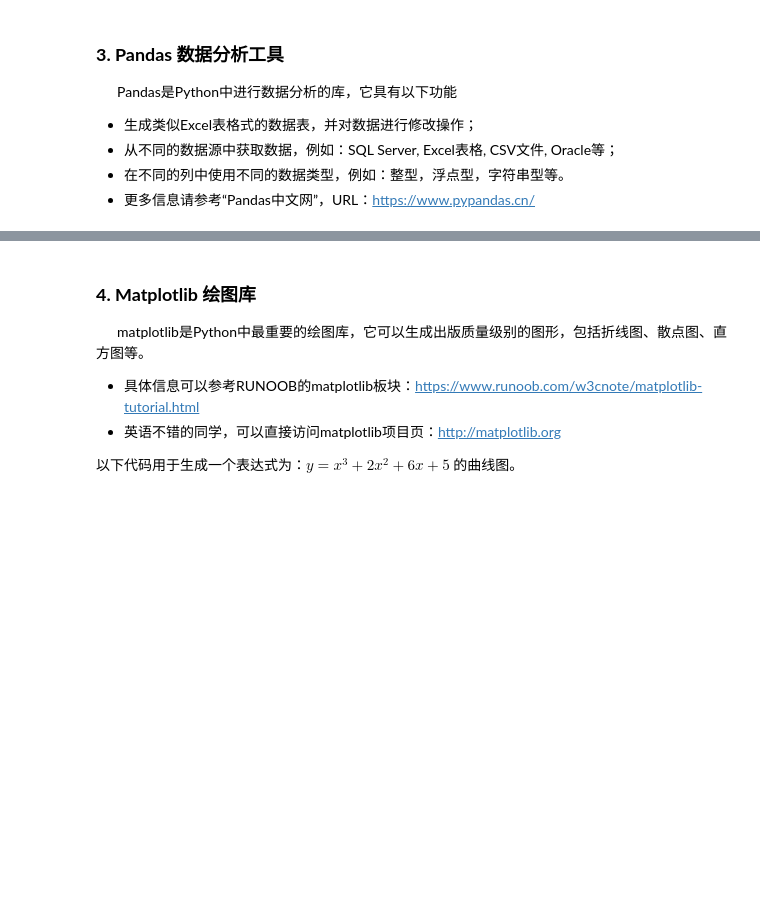
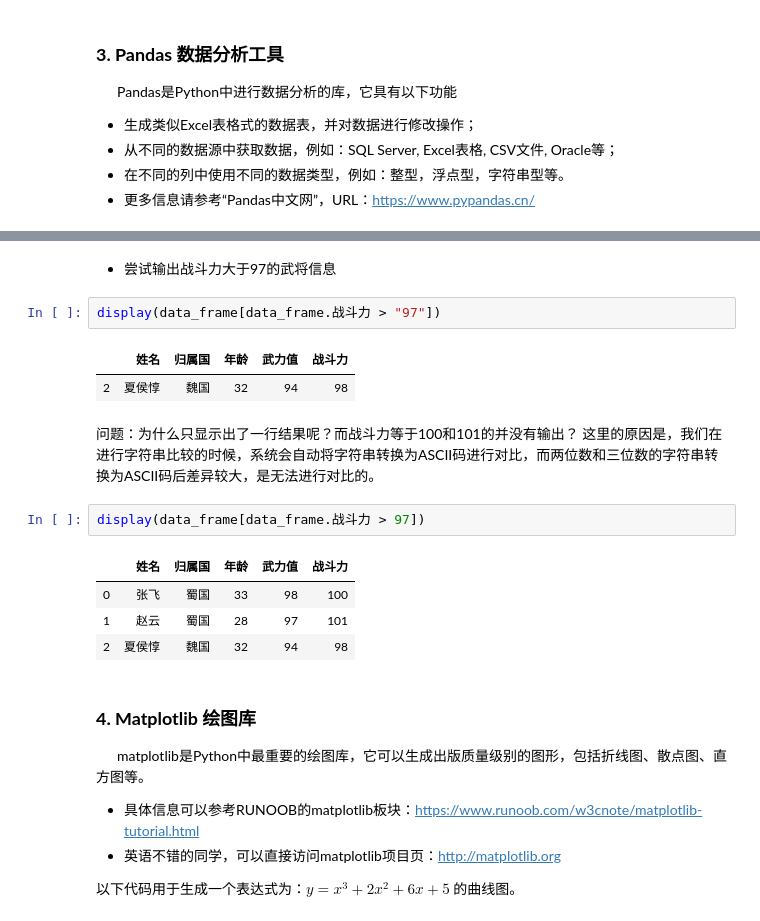
Before and after one commit to ouxinyu/Teaching, a Jupyter notebook: MachineLearning/Notebooks/Ch02Installations.ipynb, the cells around one changed output, grey strips where cells are left out. Cells and saved outputs as stored; diff of their text form; blank space fills up the shorter version.

```diff
--- a/MachineLearning/Notebooks/Ch02Installations.ipynb
+++ b/MachineLearning/Notebooks/Ch02Installations.ipynb
@@ -247,3 +273,19 @@ display(data_frame[data_frame.归属国 != "魏国"])
+# %% [markdown]
+- 尝试输出战斗力大于97的武将信息
+# %%
+display(data_frame[data_frame.战斗力 > "97"])
+# %% [output]
+|  | 姓名 | 归属国 | 年龄 | 武力值 | 战斗力 |
+| 2 | 夏侯惇 | 魏国 | 32 | 94 | 98 |
+# %% [markdown]
+问题：为什么只显示出了一行结果呢？而战斗力等于100和101的并没有输出？ 这里的原因是，我们在进行字符串比较的时候，系统会自动将字符串转换为ASCII码进行对比，而两位数和三位数的字符串转换为ASCII码后差异较大，是无法进行对比的。
+# %%
+display(data_frame[data_frame.战斗力 > 97])
+# %% [output]
+|  | 姓名 | 归属国 | 年龄 | 武力值 | 战斗力 |
+| 0 | 张飞 | 蜀国 | 33 | 98 | 100 |
+| 1 | 赵云 | 蜀国 | 28 | 97 | 101 |
+| 2 | 夏侯惇 | 魏国 | 32 | 94 | 98 |
 # %% [markdown]
 ### **4. Matplotlib 绘图库**
 &emsp;&emsp;matplotlib是Python中最重要的绘图库，它可以生成出版质量级别的图形，包括折线图、散点图、直方图等。
```
Also changed, not shown: parts of 7 cells of this notebook, 1 other file.
